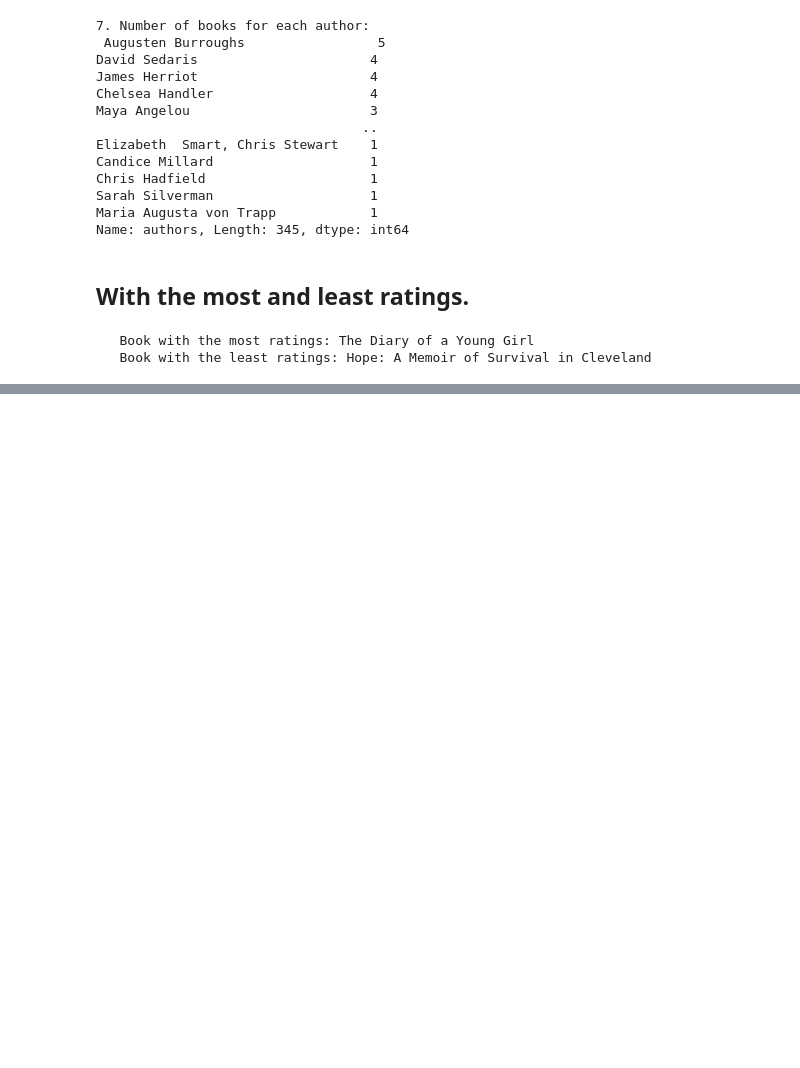
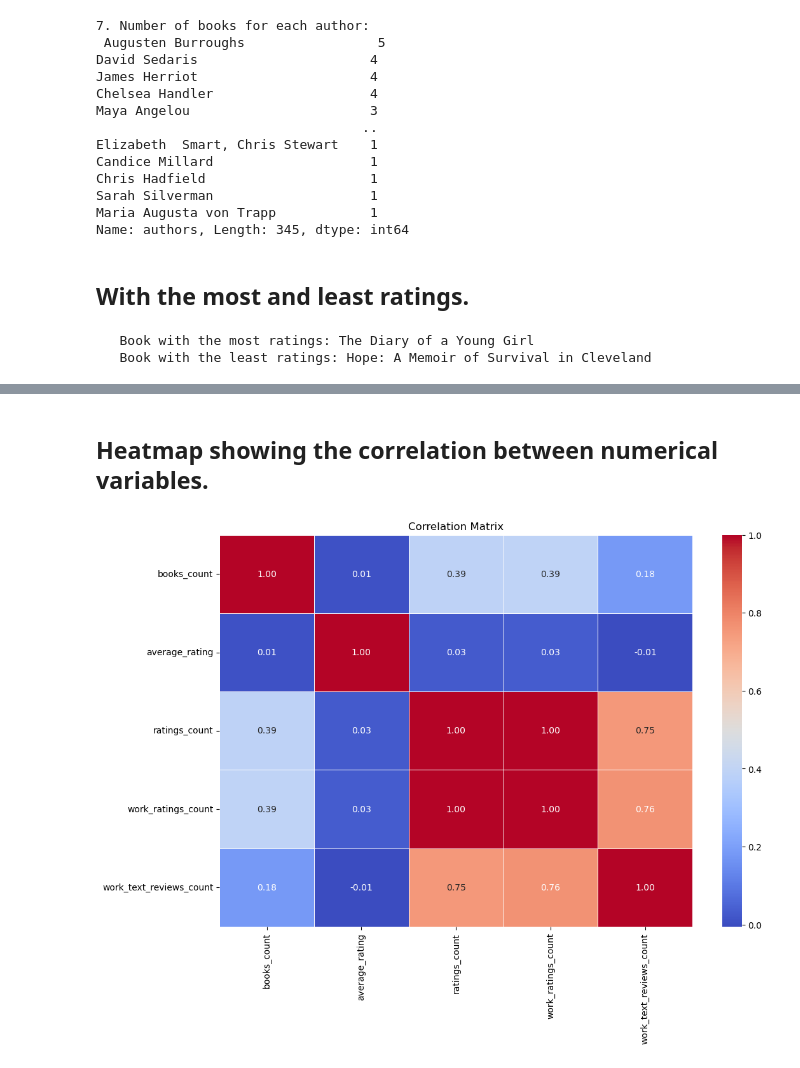
Before and after one commit to ShubhamGupta2505/randomwalk-ds-assessment, a Jupyter notebook: Assignment.ipynb, the cells around one changed output, grey strips where cells are left out. Cells and saved outputs as stored; diff of their text form; code cells hidden in the pictures; blank space fills up the shorter version.

```diff
--- a/Assignment.ipynb
+++ b/Assignment.ipynb
@@ -161,0 +167,11 @@ plt.show()
+# %%
+plt.rcParams['figure.figsize'] = (12, 8)
+# %% [markdown]
+## Heatmap showing the correlation between numerical variables.
+# %%
+correlation_matrix = books_df[['books_count', 'average_rating', 'ratings_count', 'work_ratings_count', 'work_text_reviews_count']].corr()
+sns.heatmap(correlation_matrix, annot=True, cmap='coolwarm', fmt=".2f", linewidths=0.5)
+plt.title('Correlation Matrix')
+plt.show()
+# %% [output]
+[figure, added]
```
Also changed, not shown: parts of 7 cells of this notebook.
